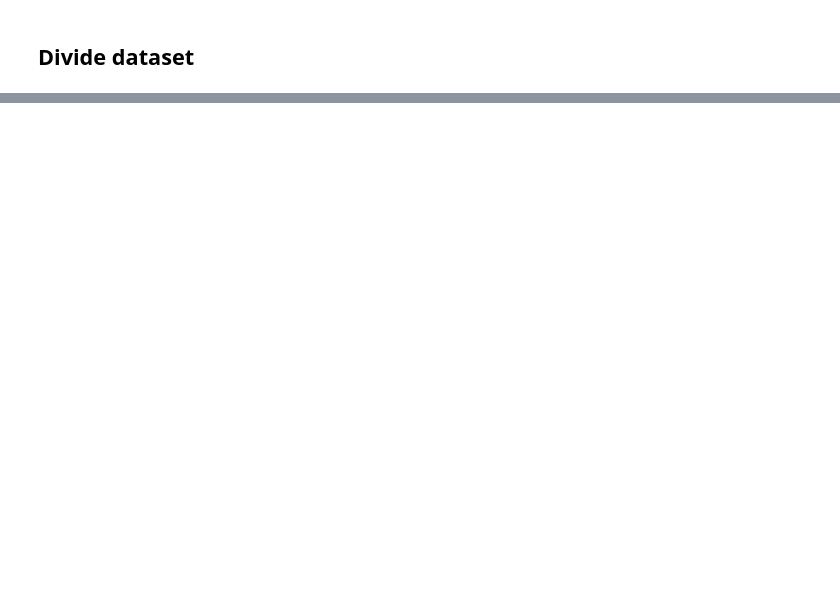
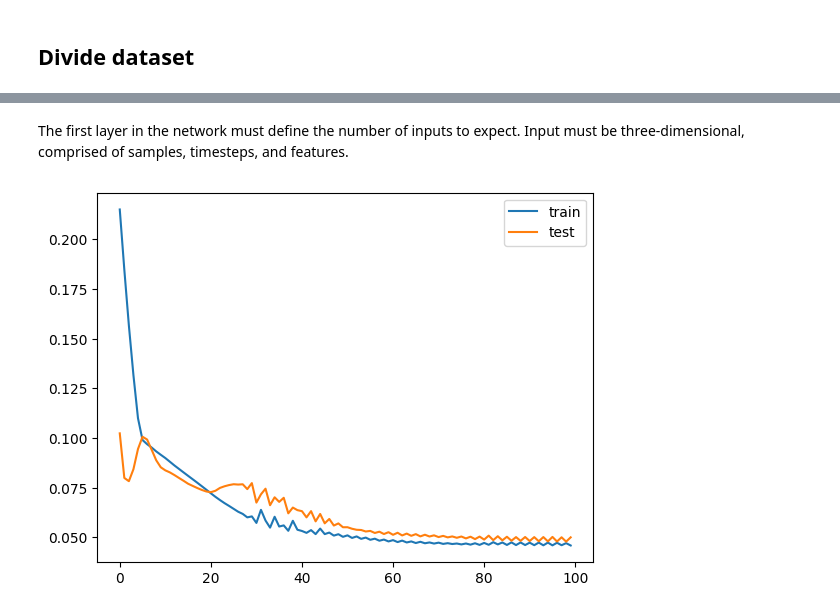
Before and after one commit to valeria-gonzalez/PM25-forecasting, a Jupyter notebook: reframe_dataset.ipynb, the cells around one changed output, grey strips where cells are left out. Saved outputs shown, nothing was run; the diff lists cells and outputs as text; code cells hidden in the pictures; blank space fills up the shorter version.

Commit message:
feat: model creation

```diff
--- a/reframe_dataset.ipynb
+++ b/reframe_dataset.ipynb
@@ -135,0 +154,5 @@ test_df.to_csv(f"datasets/reframe/test_{pollutant}.csv")
+# %%
+train_values = train_df.values
+val_values = val_df.values
+test_values = test_df.values
+print(train_values.shape)
@@ -135,0 +161,4 @@ test_df.to_csv(f"datasets/reframe/test_{pollutant}.csv")
+# %%
+train_X, train_y = train_values[:,:-1], train_values[:,-1]
+val_X, val_y = val_values[:,:-1], val_values[:,-1]
+test_X, test_y = test_values[:,:-1], test_values[:,-1]
@@ -135,0 +167,4 @@ test_df.to_csv(f"datasets/reframe/test_{pollutant}.csv")
+# %%
+train_X = train_X.reshape(train_X.shape[0], 1, train_X.shape[1])
+val_X = val_X.reshape(val_X.shape[0], 1, val_X.shape[1])
+test_X = test_X.reshape(test_X.shape[0], 1, test_X.shape[1])
@@ -135,0 +277,27 @@ test_df.to_csv(f"datasets/reframe/test_{pollutant}.csv")
+# %% [markdown]
+The first layer in the network must define the number of inputs to expect. Input must be three-dimensional, comprised of samples, timesteps, and features.
+# %%
+# design network
+model = Sequential()
+model.add(LSTM(50,
+               input_shape=(train_X.shape[1], train_X.shape[2]),
+               activation="relu"))
+model.add(Dense(1))
+model.compile(loss='mae', optimizer=Adam(0.001))
+# fit network
+history = model.fit(
+    train_X,
+    train_y,
+    epochs=100,
+    batch_size=72,
+    validation_data=(val_X, val_y),
+    verbose=0,
+    shuffle=False
+    )
+# plot history
+plt.plot(history.history['loss'], label='train')
+plt.plot(history.history['val_loss'], label='test')
+plt.legend()
+plt.show()
+# %% [output]
+[figure, added]
```
Also changed, not shown: parts of 28 cells of this notebook, 7 other files.
